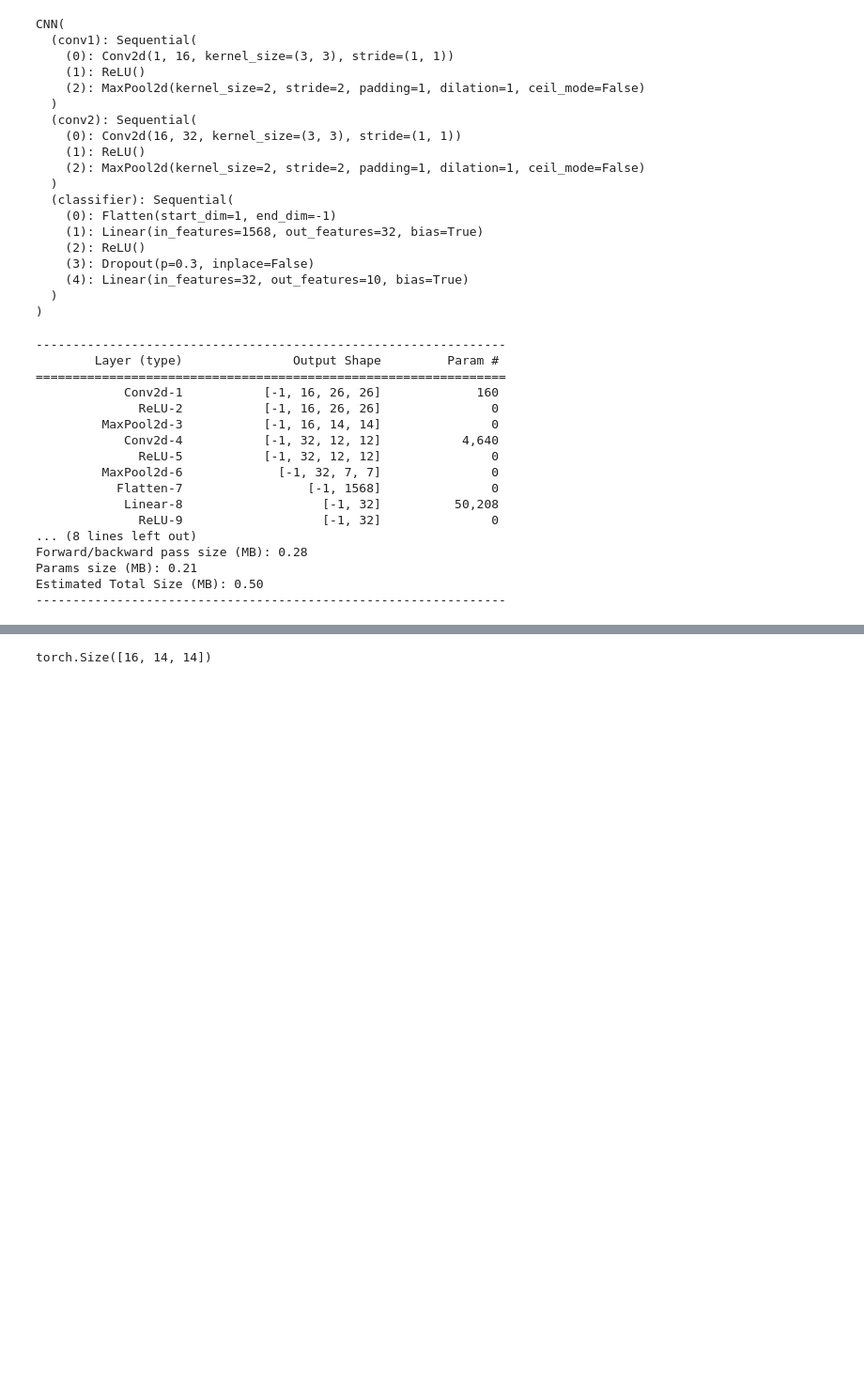
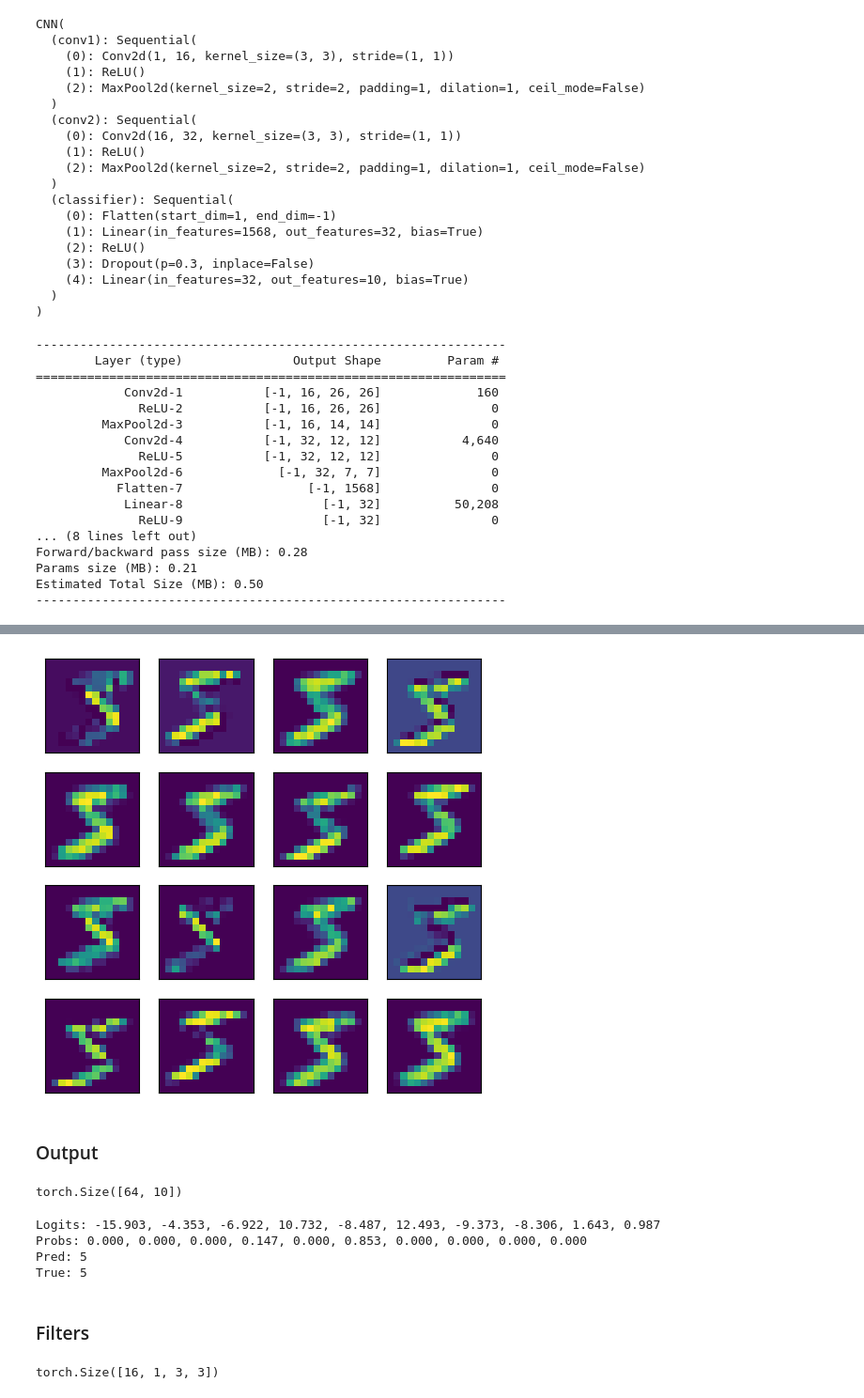
Before and after one commit to denev6/deep-learning-codes, a Jupyter notebook: models/cnn.ipynb, the cells around one changed output, grey strips where cells are left out. Shown at 94% size. Cells and saved outputs as stored; diff of their text form; code cells hidden in the pictures; blank space fills up the shorter version.

```diff
--- a/models/cnn.ipynb
+++ b/models/cnn.ipynb
@@ -206,5 +215,46 @@ plt.show()
+# %%
+feat = feature_map[image_idx].detach().cpu().numpy()
+
+plt.figure(figsize=(6, 6))
+for i in range(16):
+    plt.subplot(4, 4, i + 1)
+    plt.imshow(feat[i].reshape(14, 14))
+    plt.xticks([])
+    plt.yticks([])
+plt.show()
+# %% [output]
+[figure, added]
+# %% [markdown]
+### Output
 # %%
-feat1.size()
+output.size()
 # %% [output]
-torch.Size([16, 14, 14])
+torch.Size([64, 10])
+# %%
+output = output[image_idx]
+probs = F.softmax(output)
+pred = probs.argmax(-1)
+
+print(
+    "Logits:",
+    ", ".join(map(lambda x: f"{x:.3f}", output.detach().cpu().numpy().tolist())),
+)
+print(
+    "Probs:",
+    ", ".join(map(lambda x: f"{x:.3f}", probs.detach().cpu().numpy().tolist())),
+)
+print("Pred:", pred.detach().cpu().numpy().tolist())
+print("True:", labels[image_idx].numpy().tolist())
+# %% [output]
+Logits: -15.903, -4.353, -6.922, 10.732, -8.487, 12.493, -9.373, -8.306, 1.643, 0.987
+Probs: 0.000, 0.000, 0.000, 0.147, 0.000, 0.853, 0.000, 0.000, 0.000, 0.000
+Pred: 5
+True: 5
+# %% [markdown]
+### Filters
+# %%
+filters = model.conv1[0].weight.data
+filters.size()
+# %% [output]
+torch.Size([16, 1, 3, 3])
 # %%
```
Also changed, not shown: parts of 27 cells of this notebook, 2 other files.
